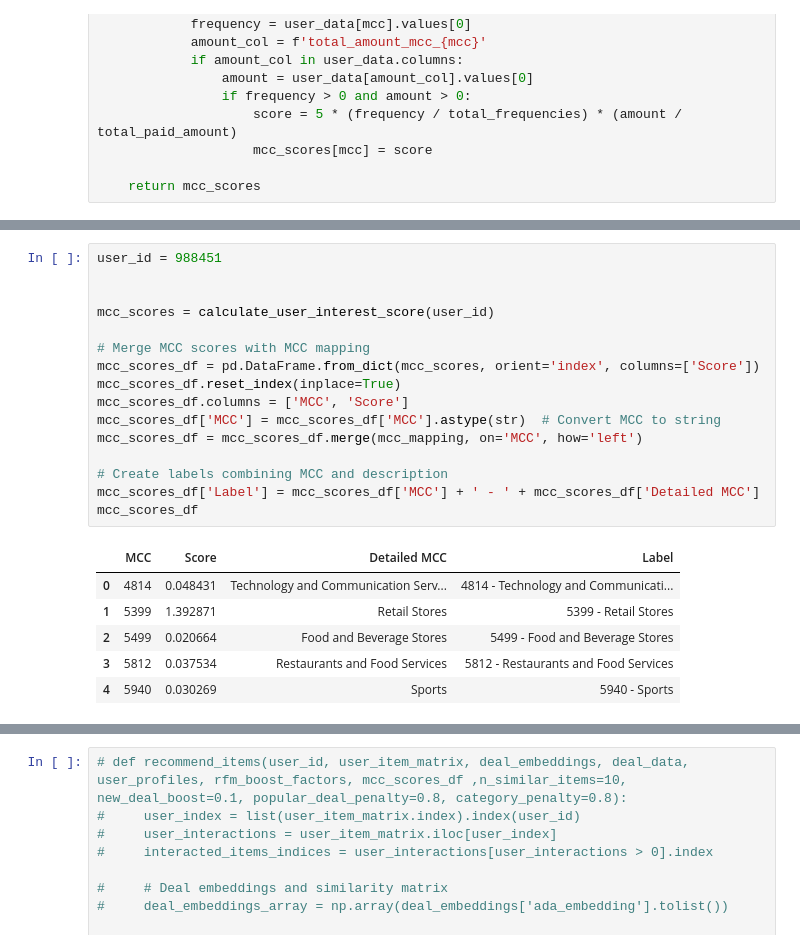
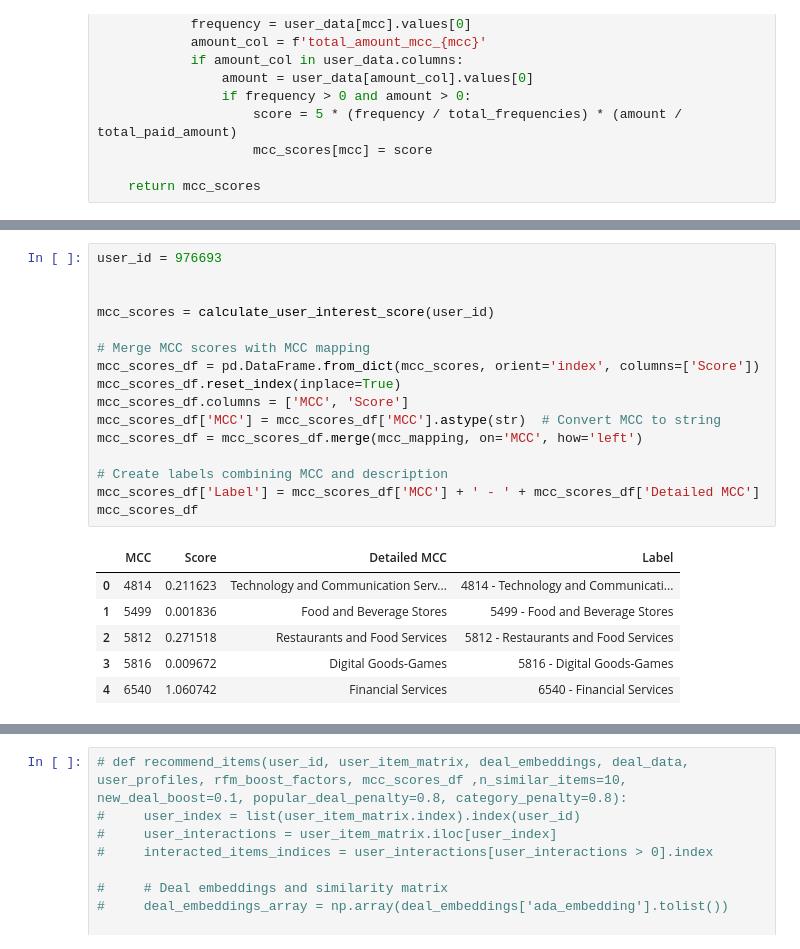
Before and after one commit to DboukAli98/KFHXRelatedAi, a Jupyter notebook: NoteBooks/Model Generation/Reward_X_Redeem_Model.ipynb, the cells around one changed output, grey strips where cells are left out. Cells and saved outputs as stored; diff of their text form.

```diff
--- a/NoteBooks/Model Generation/Reward_X_Redeem_Model.ipynb
+++ b/NoteBooks/Model Generation/Reward_X_Redeem_Model.ipynb
@@ -327,28 +401,28 @@ def recommend_items(user_id, user_item_matrix, model, deal_embeddings, deal_data
 
     return similar_item_ids, similar_item_scores
 # %%
-user_id = 988451
+user_id = 976693
 
 
 mcc_scores = calculate_user_interest_score(user_id)
 
 # Merge MCC scores with MCC mapping
 mcc_scores_df = pd.DataFrame.from_dict(mcc_scores, orient='index', columns=['Score'])
 mcc_scores_df.reset_index(inplace=True)
 mcc_scores_df.columns = ['MCC', 'Score']
 mcc_scores_df['MCC'] = mcc_scores_df['MCC'].astype(str)  # Convert MCC to string
 mcc_scores_df = mcc_scores_df.merge(mcc_mapping, on='MCC', how='left')
 
 # Create labels combining MCC and description
 mcc_scores_df['Label'] = mcc_scores_df['MCC'] + ' - ' + mcc_scores_df['Detailed MCC']
 mcc_scores_df
 # %% [output]
 |  | MCC | Score | Detailed MCC | Label |
-| 0 | 4814 | 0.048431 | Technology and Communication Serv... | 4814 - Technology and Communicati... |
-| 1 | 5399 | 1.392871 | Retail Stores | 5399 - Retail Stores |
-| 2 | 5499 | 0.020664 | Food and Beverage Stores | 5499 - Food and Beverage Stores |
-| 3 | 5812 | 0.037534 | Restaurants and Food Services | 5812 - Restaurants and Food Services |
-| 4 | 5940 | 0.030269 | Sports | 5940 - Sports |
+| 0 | 4814 | 0.211623 | Technology and Communication Serv... | 4814 - Technology and Communicati... |
+| 1 | 5499 | 0.001836 | Food and Beverage Stores | 5499 - Food and Beverage Stores |
+| 2 | 5812 | 0.271518 | Restaurants and Food Services | 5812 - Restaurants and Food Services |
+| 3 | 5816 | 0.009672 | Digital Goods-Games | 5816 - Digital Goods-Games |
+| 4 | 6540 | 1.060742 | Financial Services | 6540 - Financial Services |
 # %%
 recommended_items = recommend_items(user_id, user_item_matrix, model, deals_embeddings, deals_data, user_profiles, rfm_boost_factors,mcc_scores_df)
 print(f"Recommended items for user {user_id}: {recommended_items[0]}")
```
Also changed, not shown: parts of 10 cells of this notebook.
